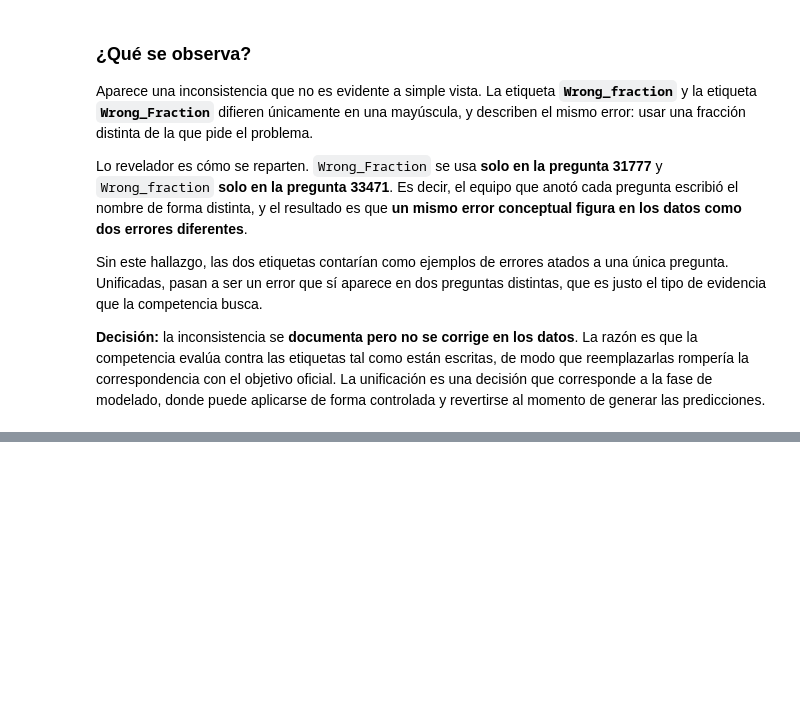
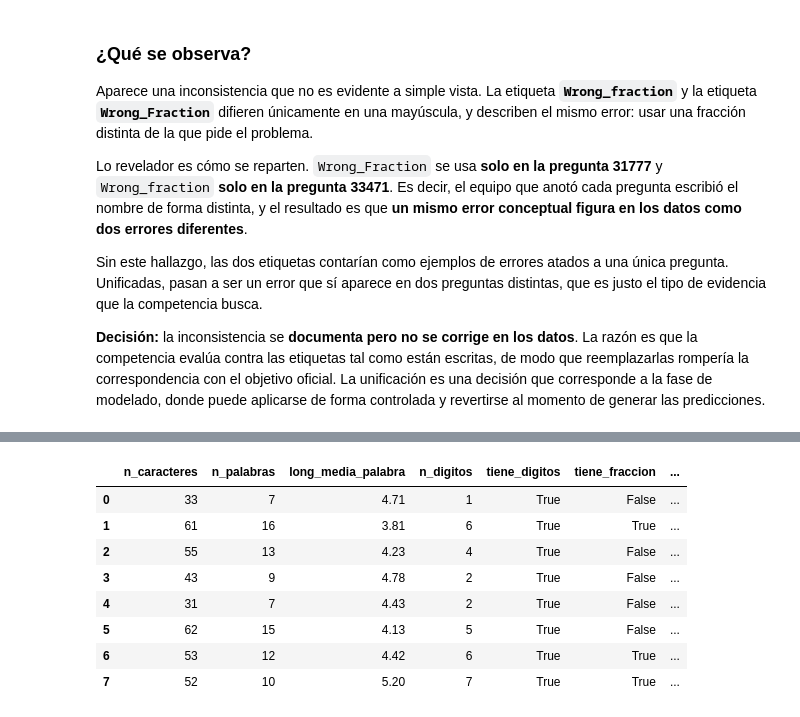
Before and after one commit to Tunchxz/math-misconception-map, a Jupyter notebook: notebooks/01_carga_y_limpieza.ipynb, the cells around one changed output, grey strips where cells are left out. Saved outputs shown, nothing was run; the diff lists cells and outputs as text; code cells hidden in the pictures; blank space fills up the shorter version.

```diff
--- a/notebooks/01_carga_y_limpieza.ipynb
+++ b/notebooks/01_carga_y_limpieza.ipynb
@@ -291,0 +358,3 @@ Sin este hallazgo, las dos etiquetas contarían como ejemplos de errores atados
+# %%
+pd.set_option("display.max_colwidth", 120)
+train["StudentExplanation"].sample(8, random_state=7).to_frame()
@@ -291,0 +381,10 @@ Sin este hallazgo, las dos etiquetas contarían como ejemplos de errores atados
+# %%
+train["explicacion_limpia"] = (
+    train["StudentExplanation"].astype(str).str.replace(r"\s+", " ", regex=True).str.strip()
+)
+train["explicacion_min"] = train["explicacion_limpia"].str.lower()
+
+cambiadas = (train["explicacion_limpia"] != train["StudentExplanation"]).sum()
+print(f"Explicaciones cuyo texto cambió al normalizar espacios: {cambiadas:,}")
+print("Explicaciones que quedaron vacías tras limpiar:",
+      (train["explicacion_limpia"].str.len() == 0).sum())
@@ -291,0 +402,11 @@ Sin este hallazgo, las dos etiquetas contarían como ejemplos de errores atados
+# %%
+partes = train["Category"].str.split("_", n=1, expand=True)
+train["respuesta_correcta"] = partes[0].map({"True": True, "False": False})
+train["tipo_explicacion"] = partes[1]
+train["misconception"] = train["Misconception"].fillna("NA")
+
+print(train["Category"].value_counts().to_string())
+print()
+print("respuesta_correcta:", train["respuesta_correcta"].unique())
+print("tipo_explicacion:  ", sorted(train["tipo_explicacion"].unique()))
+print("objetivo completo, combinaciones distintas:", train["objetivo"].nunique())
@@ -291,0 +499,29 @@ Sin este hallazgo, las dos etiquetas contarían como ejemplos de errores atados
+# %%
+texto = train["explicacion_limpia"]
+
+train["n_caracteres"] = texto.str.len()
+train["n_palabras"] = texto.str.split().str.len()
+train["long_media_palabra"] = (train["n_caracteres"] / train["n_palabras"]).round(2)
+train["n_digitos"] = texto.str.count(r"\d")
+train["tiene_digitos"] = train["n_digitos"] > 0
+train["tiene_fraccion"] = texto.str.contains(r"\d\s*/\s*\d", regex=True)
+train["tiene_simbolo_mat"] = texto.str.contains(r"[+\-*=<>%×÷]", regex=True)
+train["tiene_interrogacion"] = texto.str.contains(r"\?", regex=True)
+train["tiene_porque"] = train["explicacion_min"].str.contains(r"\b(?:because|cause|cos|coz|as)\b", regex=True)
+
+derivadas = [
+    "n_caracteres", "n_palabras", "long_media_palabra", "n_digitos",
+    "tiene_digitos", "tiene_fraccion", "tiene_simbolo_mat",
+    "tiene_interrogacion", "tiene_porque",
+]
+train[derivadas].head(8)
+# %% [output]
+|  | n_caracteres | n_palabras | long_media_palabra | n_digitos | tiene_digitos | tiene_fraccion | ... |
+| 0 | 33 | 7 | 4.71 | 1 | True | False | ... |
+| 1 | 61 | 16 | 3.81 | 6 | True | True | ... |
+| 2 | 55 | 13 | 4.23 | 4 | True | False | ... |
+| 3 | 43 | 9 | 4.78 | 2 | True | False | ... |
+| 4 | 31 | 7 | 4.43 | 2 | True | False | ... |
+| 5 | 62 | 15 | 4.13 | 5 | True | False | ... |
+| 6 | 53 | 12 | 4.42 | 6 | True | True | ... |
+| 7 | 52 | 10 | 5.20 | 7 | True | True | ... |
```
Also changed, not shown: parts of 18 cells of this notebook.
